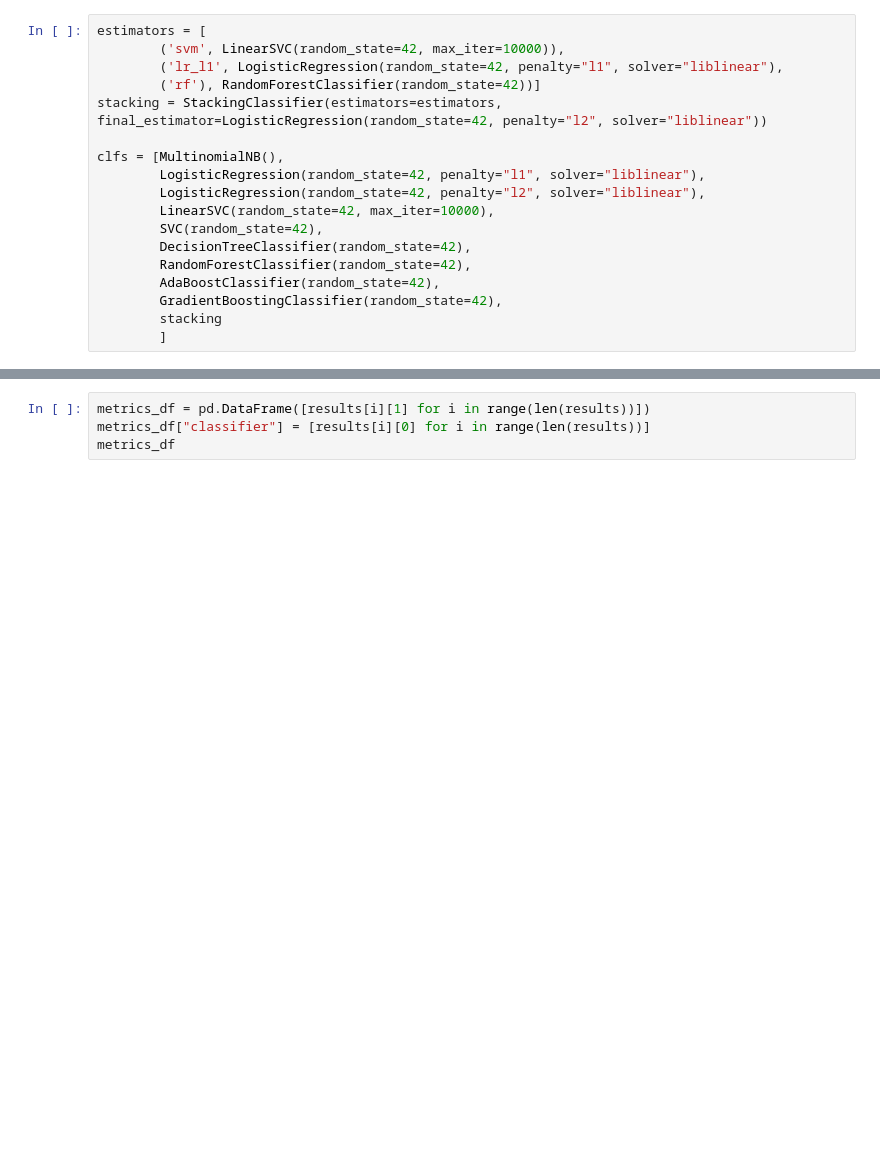
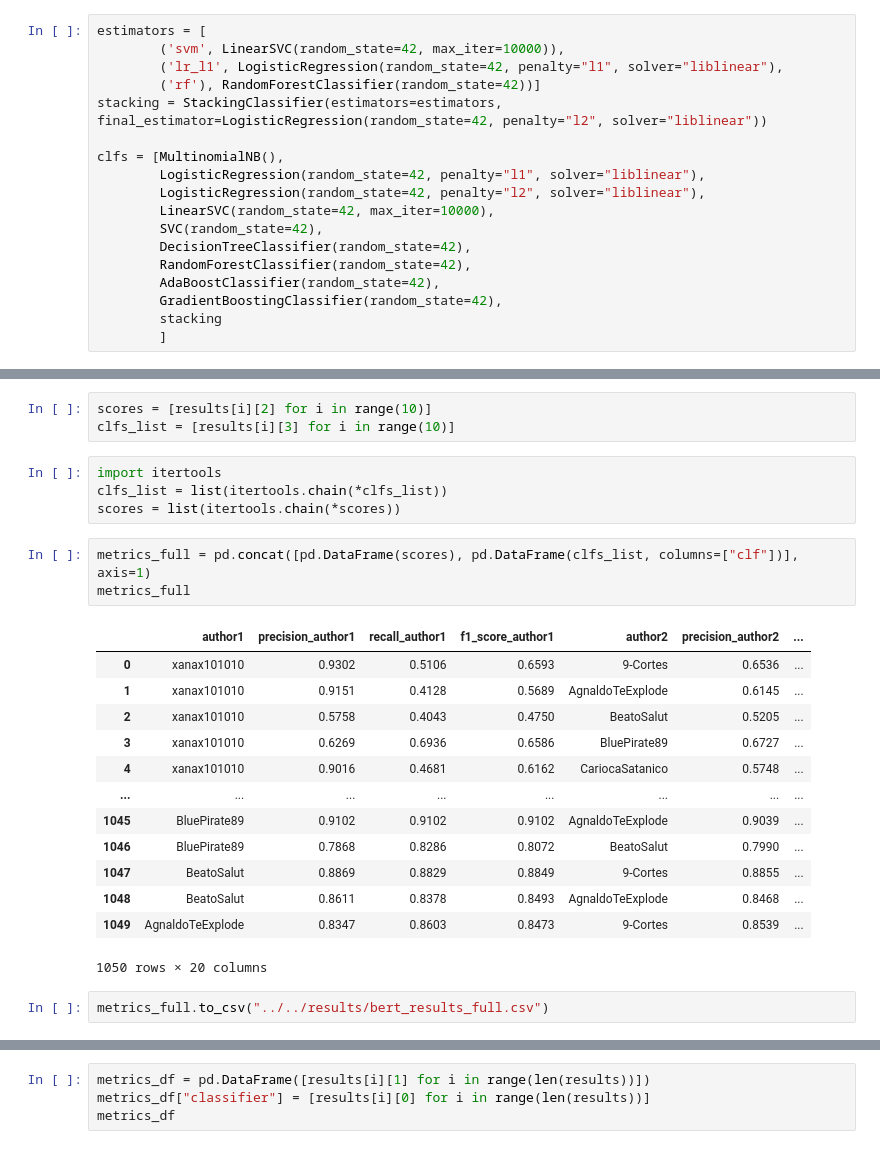
Before and after one commit to matiasvinicius/reddit-in-portuguese, a Jupyter notebook: notebooks/machine_learning/ml_with_bert.ipynb, the cells around one changed output, grey strips where cells are left out. Cells and saved outputs as stored; diff of their text form; blank space fills up the shorter version.

```diff
--- a/notebooks/machine_learning/ml_with_bert.ipynb
+++ b/notebooks/machine_learning/ml_with_bert.ipynb
@@ -118,3 +122,29 @@ Running ===> StackingClassifier(estimators=[('svm',
                    final_estimator=LogisticRegression(random_state=42,
                                                       solver='liblinear'))
 Finish <=== GradientBoostingClassifier(random_state=42)
+# %%
+scores = [results[i][2] for i in range(10)]
+clfs_list = [results[i][3] for i in range(10)]
+# %%
+import itertools
+clfs_list = list(itertools.chain(*clfs_list))
+scores = list(itertools.chain(*scores))
+# %%
+metrics_full = pd.concat([pd.DataFrame(scores), pd.DataFrame(clfs_list, columns=["clf"])], axis=1)
+metrics_full
+# %% [output]
+|  | author1 | precision_author1 | recall_author1 | f1_score_author1 | author2 | precision_author2 | ... |
+| 0 | xanax101010 | 0.9302 | 0.5106 | 0.6593 | 9-Cortes | 0.6536 | ... |
+| 1 | xanax101010 | 0.9151 | 0.4128 | 0.5689 | AgnaldoTeExplode | 0.6145 | ... |
+| 2 | xanax101010 | 0.5758 | 0.4043 | 0.4750 | BeatoSalut | 0.5205 | ... |
+| 3 | xanax101010 | 0.6269 | 0.6936 | 0.6586 | BluePirate89 | 0.6727 | ... |
+| 4 | xanax101010 | 0.9016 | 0.4681 | 0.6162 | CariocaSatanico | 0.5748 | ... |
+| ... | ... | ... | ... | ... | ... | ... | ... |
+| 1045 | BluePirate89 | 0.9102 | 0.9102 | 0.9102 | AgnaldoTeExplode | 0.9039 | ... |
+| 1046 | BluePirate89 | 0.7868 | 0.8286 | 0.8072 | BeatoSalut | 0.7990 | ... |
+| 1047 | BeatoSalut | 0.8869 | 0.8829 | 0.8849 | 9-Cortes | 0.8855 | ... |
+| 1048 | BeatoSalut | 0.8611 | 0.8378 | 0.8493 | AgnaldoTeExplode | 0.8468 | ... |
+| 1049 | AgnaldoTeExplode | 0.8347 | 0.8603 | 0.8473 | 9-Cortes | 0.8539 | ... |
+1050 rows × 20 columns
+# %%
+metrics_full.to_csv("../../results/bert_results_full.csv")
```
Also changed, not shown: parts of 3 cells of this notebook, 2 other files.
